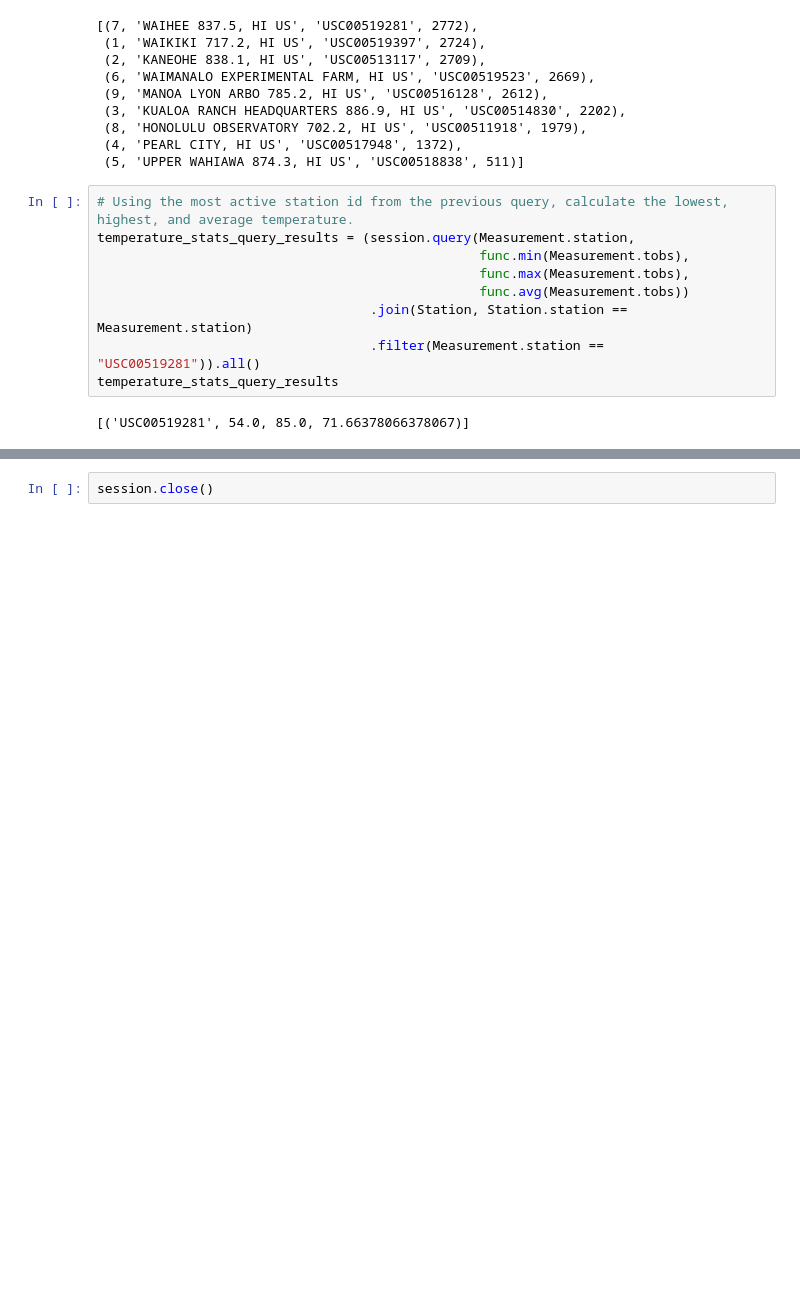
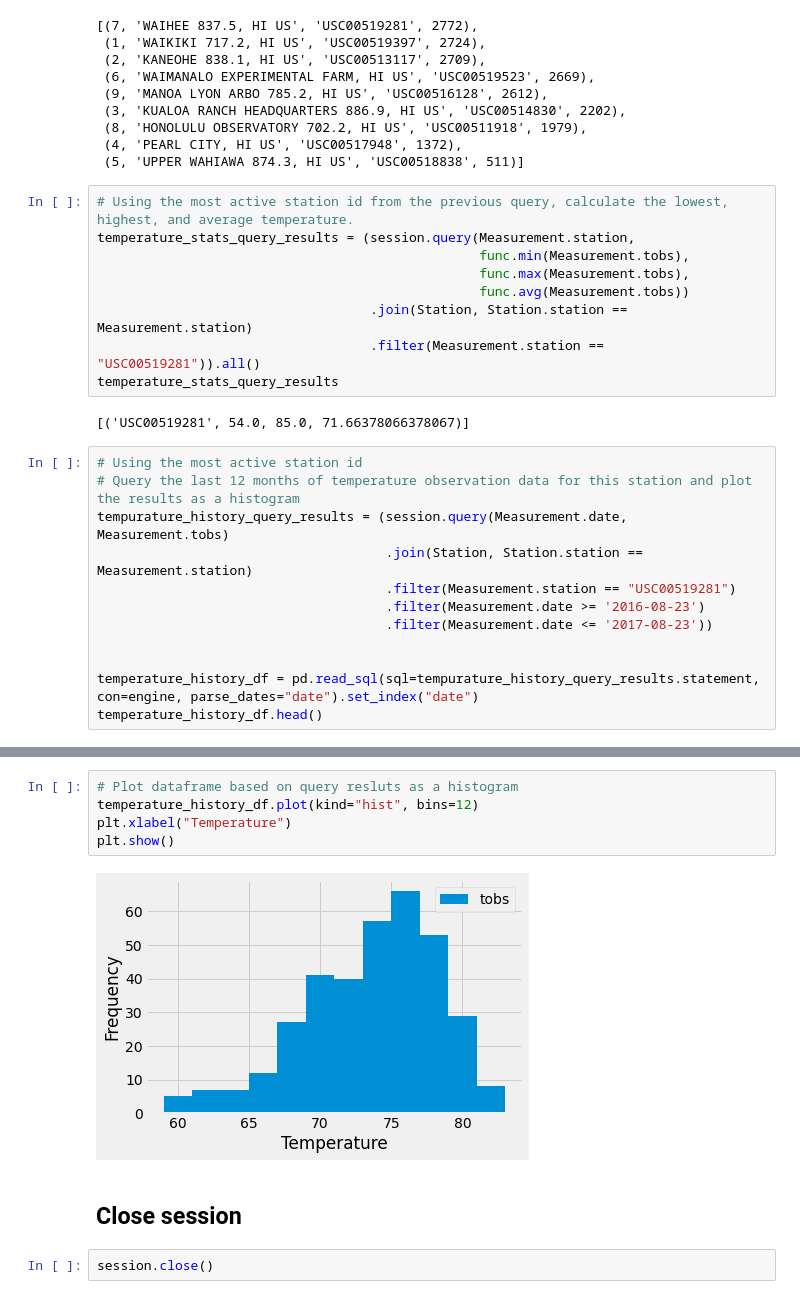
Before and after one commit to nappytrails/sqlalchemy_challenge, a Jupyter notebook: analysis_and_exploration.ipynb, the cells around one changed output, grey strips where cells are left out. Drawn from its saved outputs; the diff is of its cells as text; blank space fills up the shorter version.

```diff
--- a/analysis_and_exploration.ipynb
+++ b/analysis_and_exploration.ipynb
@@ -207,3 +212,15 @@ temperature_stats_query_results = (session.query(Measurement.station,
 temperature_stats_query_results
 # %% [output]
 [('USC00519281', 54.0, 85.0, 71.66378066378067)]
+# %%
+# Using the most active station id
+# Query the last 12 months of temperature observation data for this station and plot the results as a histogram
+tempurature_history_query_results = (session.query(Measurement.date, Measurement.tobs)
+                                     .join(Station, Station.station == Measurement.station)
+                                     .filter(Measurement.station == "USC00519281")
+                                     .filter(Measurement.date >= '2016-08-23')
+                                     .filter(Measurement.date <= '2017-08-23'))
+
+
+temperature_history_df = pd.read_sql(sql=tempurature_history_query_results.statement, con=engine, parse_dates="date").set_index("date")
+temperature_history_df.head()
@@ -210,2 +235,11 @@ temperature_stats_query_results
+# %%
+# Plot dataframe based on query resluts as a histogram
+temperature_history_df.plot(kind="hist", bins=12)
+plt.xlabel("Temperature")
+plt.show()
+# %% [output]
+[figure, added]
+# %% [markdown]
+## Close session
 # %%
 session.close()
```
Also changed, not shown: parts of 6 cells of this notebook.
